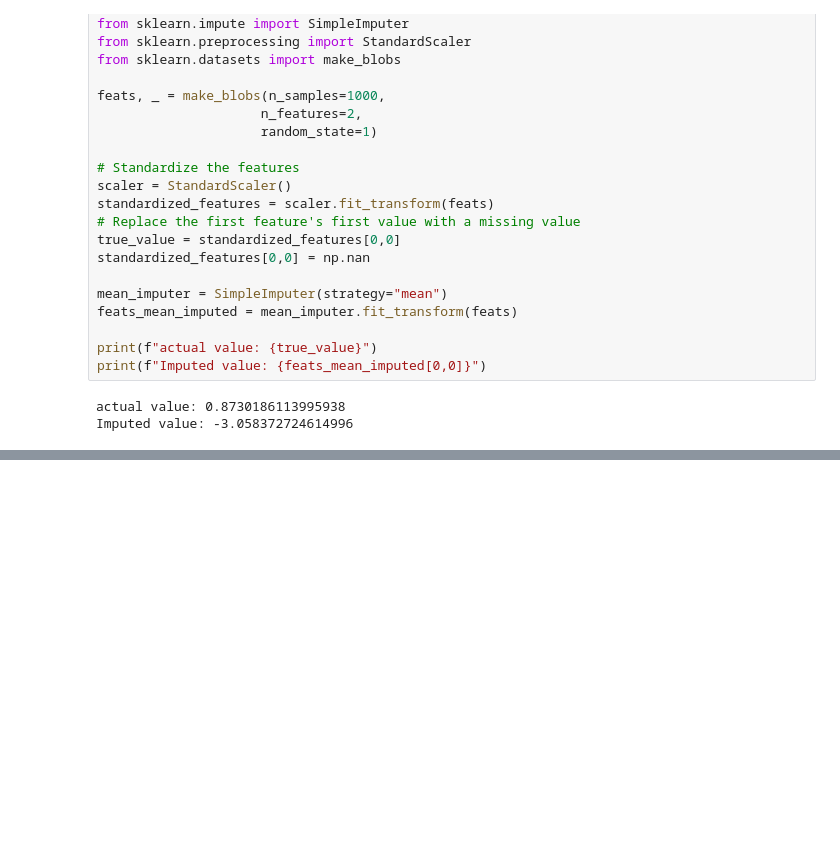
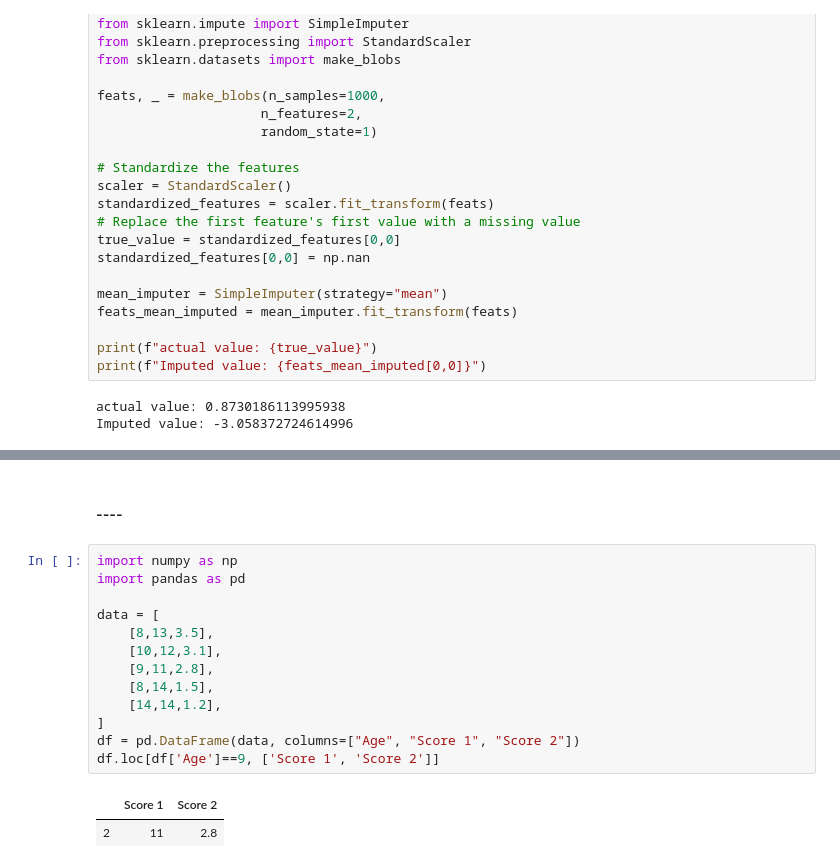
Before and after one commit to ammarnajjar/python-playground, a Jupyter notebook: ML.ipynb, the cells around one changed output, grey strips where cells are left out. Drawn from its saved outputs; the diff is of its cells as text; blank space fills up the shorter version.

```diff
--- a/ML.ipynb
+++ b/ML.ipynb
@@ -1024,0 +1095,18 @@ Imputed value: -3.058372724614996
+# %% [markdown]
+### ----
+# %%
+import numpy as np
+import pandas as pd
+
+data = [
+    [8,13,3.5],
+    [10,12,3.1],
+    [9,11,2.8],
+    [8,14,1.5],
+    [14,14,1.2],
+]
+df = pd.DataFrame(data, columns=["Age", "Score 1", "Score 2"])
+df.loc[df['Age']==9, ['Score 1', 'Score 2']]
+# %% [output]
+|  | Score 1 | Score 2 |
+| 2 | 11 | 2.8 |
```
Also changed, not shown: parts of 27 cells of this notebook.
